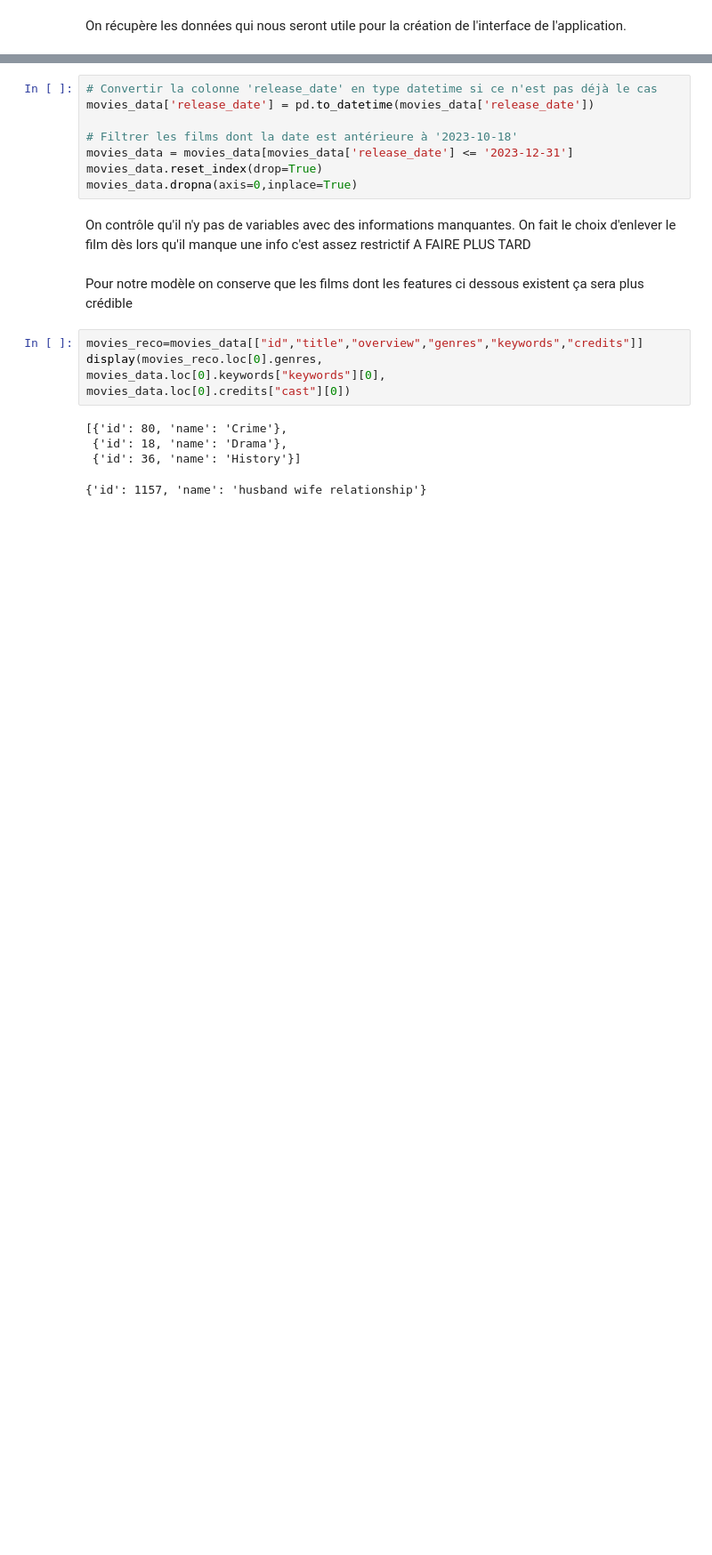
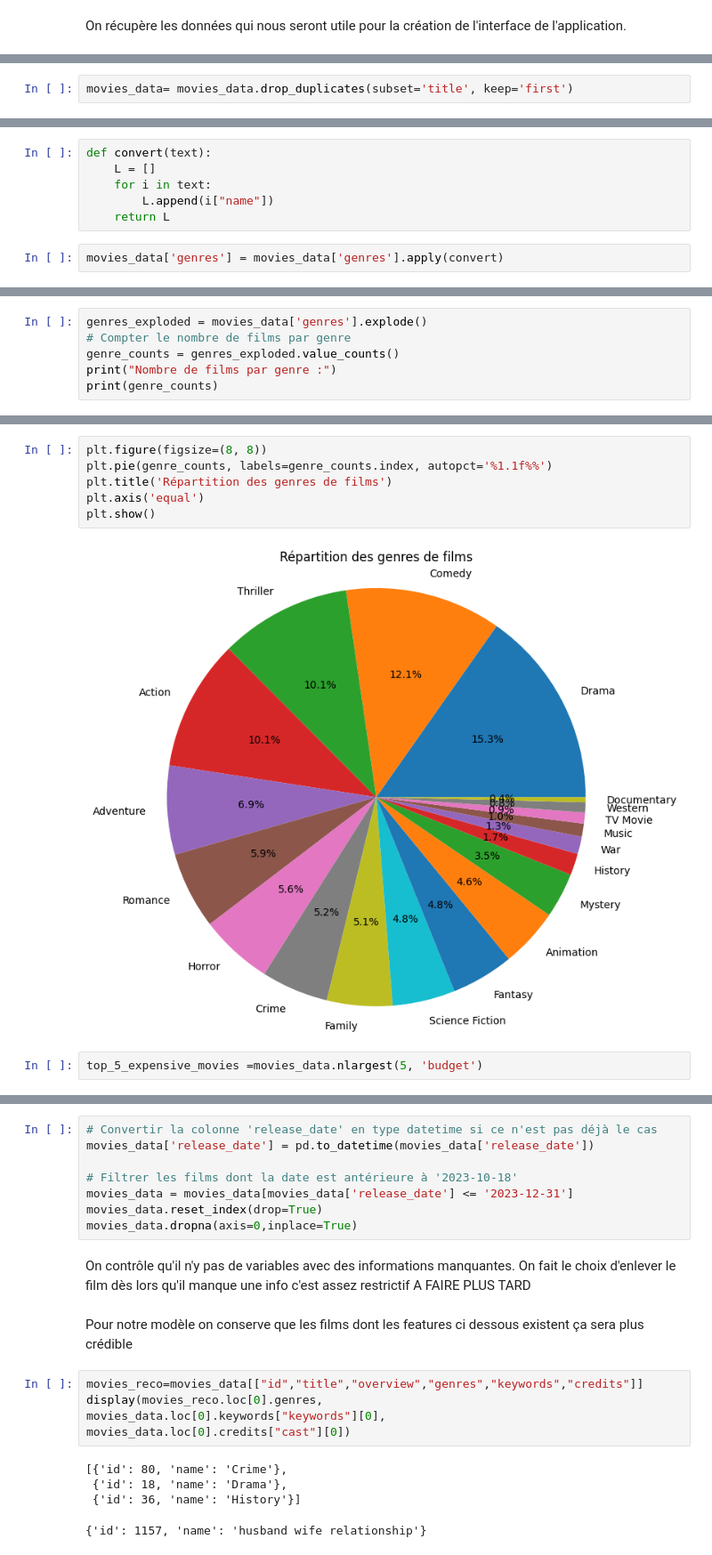
Before and after one commit to yassprogramme/Python_ENSAE_2A_app, a Jupyter notebook: Notebook.ipynb, the cells around one changed output, grey strips where cells are left out. Shown at 89% size. Drawn from its saved outputs; the diff is of its cells as text; blank space fills up the shorter version.

Commit message:
add some data visualisation

```diff
--- a/Notebook.ipynb
+++ b/Notebook.ipynb
@@ -41,0 +109,2 @@ On récupère les données qui nous seront utile pour la création de l'interfac
+# %%
+movies_data= movies_data.drop_duplicates(subset='title', keep='first')
@@ -41,0 +136,8 @@ On récupère les données qui nous seront utile pour la création de l'interfac
+# %%
+def convert(text):
+    L = []
+    for i in text:
+        L.append(i["name"])
+    return L
+# %%
+movies_data['genres'] = movies_data['genres'].apply(convert)
@@ -41,0 +165,6 @@ On récupère les données qui nous seront utile pour la création de l'interfac
+# %%
+genres_exploded = movies_data['genres'].explode()
+# Compter le nombre de films par genre
+genre_counts = genres_exploded.value_counts()
+print("Nombre de films par genre :")
+print(genre_counts)
@@ -41,0 +209,10 @@ On récupère les données qui nous seront utile pour la création de l'interfac
+# %%
+plt.figure(figsize=(8, 8))
+plt.pie(genre_counts, labels=genre_counts.index, autopct='%1.1f%%')
+plt.title('Répartition des genres de films')
+plt.axis('equal')
+plt.show()
+# %% [output]
+[figure, added]
+# %%
+top_5_expensive_movies =movies_data.nlargest(5, 'budget')
```
Also changed, not shown: parts of 37 cells of this notebook.
